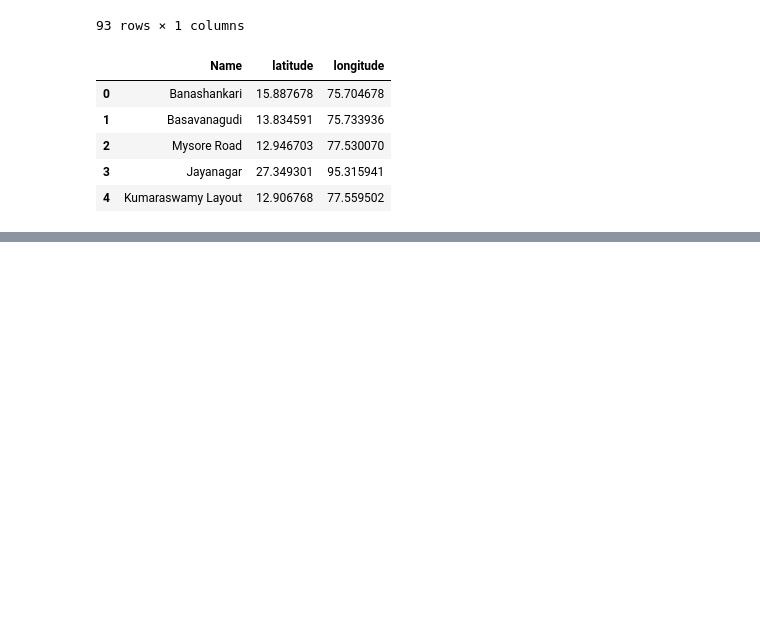
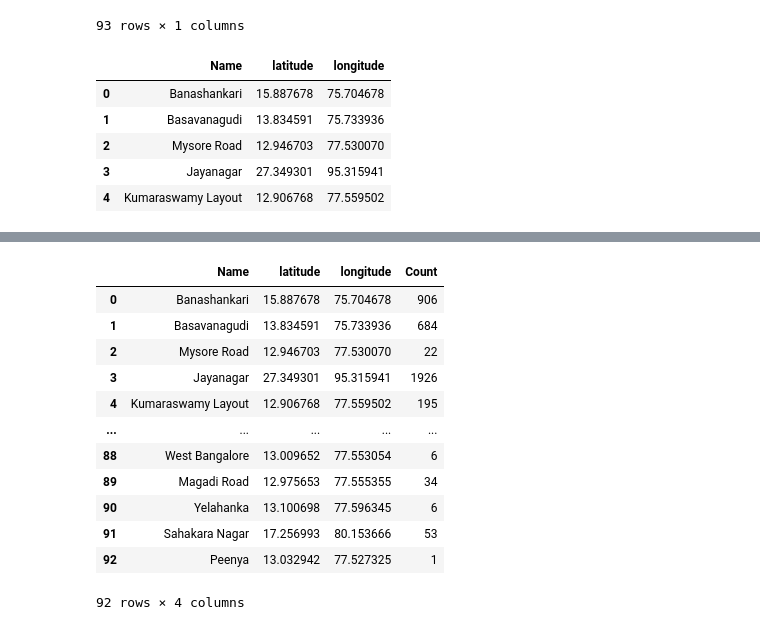
Before and after one commit to mrahmadi64/Pandas_Learning, a Jupyter notebook: PanadsLearning.ipynb, the cells around one changed output, grey strips where cells are left out. Cells and saved outputs as stored; diff of their text form; code cells hidden in the pictures; blank space fills up the shorter version.

```diff
--- a/PanadsLearning.ipynb
+++ b/PanadsLearning.ipynb
@@ -1059,0 +1082,3 @@ locations.head()     #طول و عرض جغرافیایی برای هر شهر
+# %%
+rest_locs = df['location'].value_counts().reset_index()
+# برای اینکه به دیتافریم تبدیل کنم ایندکس هم اضافه کردم
@@ -1059,0 +1121,22 @@ locations.head()     #طول و عرض جغرافیایی برای هر شهر
+# %%
+rest_locs.columns = ['Name' , 'Count']
+# %%
+restaurantlocations = locations.merge(rest_locs, on = 'Name').dropna()
+#مرج براساس ستون نام
+#دراپنا هم گذاشتم که اگر ردیفی نال باشد حذف شود
+# %%
+restaurantlocations
+# %% [output]
+|  | Name | latitude | longitude | Count |
+| 0 | Banashankari | 15.887678 | 75.704678 | 906 |
+| 1 | Basavanagudi | 13.834591 | 75.733936 | 684 |
+| 2 | Mysore Road | 12.946703 | 77.530070 | 22 |
+| 3 | Jayanagar | 27.349301 | 95.315941 | 1926 |
+| 4 | Kumaraswamy Layout | 12.906768 | 77.559502 | 195 |
+| ... | ... | ... | ... | ... |
+| 88 | West Bangalore | 13.009652 | 77.553054 | 6 |
+| 89 | Magadi Road | 12.975653 | 77.555355 | 34 |
+| 90 | Yelahanka | 13.100698 | 77.596345 | 6 |
+| 91 | Sahakara Nagar | 17.256993 | 80.153666 | 53 |
+| 92 | Peenya | 13.032942 | 77.527325 | 1 |
+92 rows × 4 columns
```
Also changed, not shown: parts of 20 cells of this notebook.
